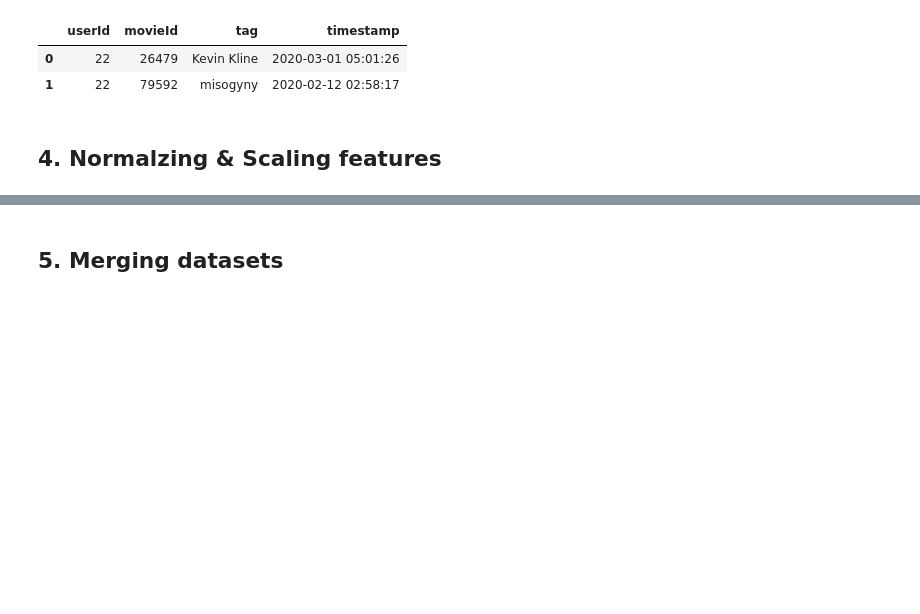
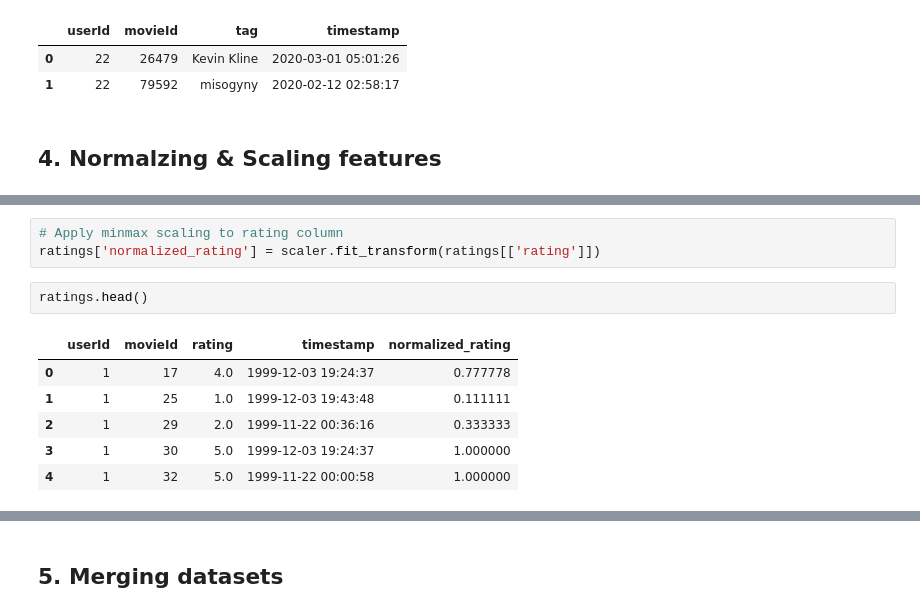
Before and after one commit to nttugit/ds-movie-recommendation-system, a Jupyter notebook: preprocessing.ipynb, the cells around one changed output, grey strips where cells are left out. Cells and saved outputs as stored; diff of their text form; blank space fills up the shorter version.

```diff
--- a/preprocessing.ipynb
+++ b/preprocessing.ipynb
@@ -236,0 +256,12 @@ tags.head(2)
+# %%
+# Apply minmax scaling to rating column
+ratings['normalized_rating'] = scaler.fit_transform(ratings[['rating']])
+# %%
+ratings.head()
+# %% [output]
+|  | userId | movieId | rating | timestamp | normalized_rating |
+| 0 | 1 | 17 | 4.0 | 1999-12-03 19:24:37 | 0.777778 |
+| 1 | 1 | 25 | 1.0 | 1999-12-03 19:43:48 | 0.111111 |
+| 2 | 1 | 29 | 2.0 | 1999-11-22 00:36:16 | 0.333333 |
+| 3 | 1 | 30 | 5.0 | 1999-12-03 19:24:37 | 1.000000 |
+| 4 | 1 | 32 | 5.0 | 1999-11-22 00:00:58 | 1.000000 |
```
Also changed, not shown: parts of 13 cells of this notebook, 1 other file.
